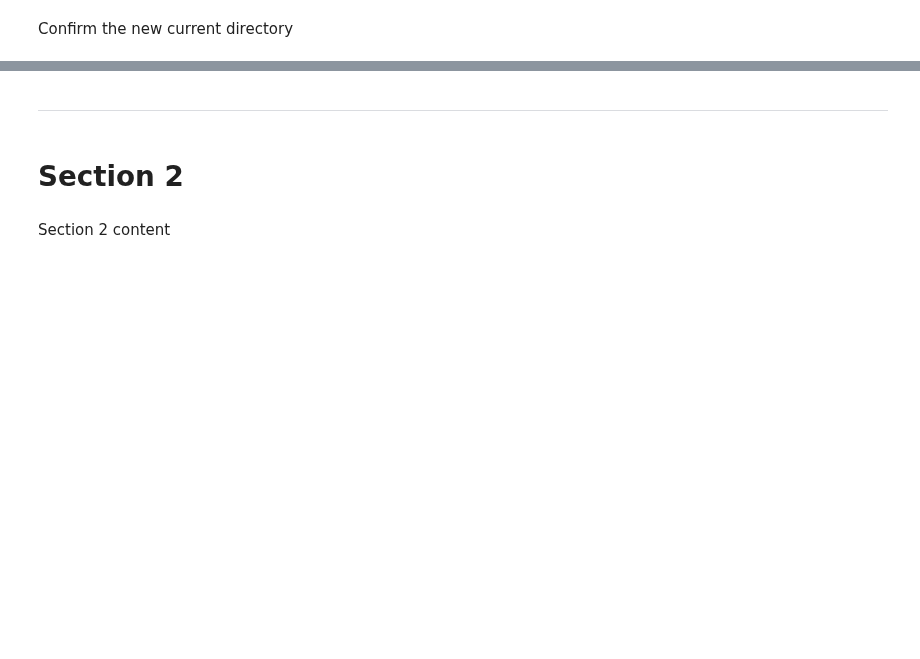
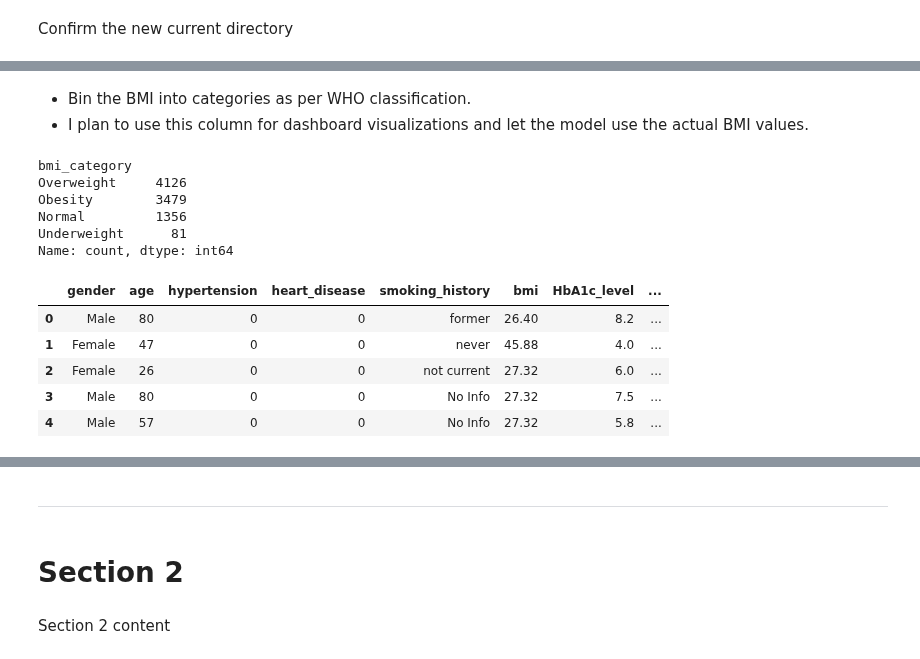
Before and after one commit to nivedhita369/Healthcare_Diabetes_Analysis, a Jupyter notebook: jupyter_notebooks/Feature_Engineering.ipynb, the cells around one changed output, grey strips where cells are left out. Drawn from its saved outputs; the diff is of its cells as text; code cells hidden in the pictures; blank space fills up the shorter version.

```diff
--- a/jupyter_notebooks/Feature_Engineering.ipynb
+++ b/jupyter_notebooks/Feature_Engineering.ipynb
@@ -47,0 +72,31 @@ Section 1 content
+# %% [markdown]
+* Bin the BMI into categories as per WHO classification.
+* I plan to use this column for dashboard visualizations and let the model use the actual BMI values.
+# %%
+# Define BMI bins based on WHO classification
+bmi_bins = [0, 18.5, 25, 30, float('inf')]
+
+# Define the labels for each range
+bmi_labels = ['Underweight', 'Normal', 'Overweight', 'Obesity']
+
+# Bin the data using pd.cut()
+df['bmi_category'] = pd.cut(df['bmi'], bins=bmi_bins, labels=bmi_labels)
+
+# checking for the value counts of the new bmi category
+print(df['bmi_category'].value_counts())
+
+# display the first few rows to verify the new column
+df.head()
+# %% [output]
+bmi_category
+Overweight     4126
+Obesity        3479
+Normal         1356
+Underweight      81
+Name: count, dtype: int64
+|  | gender | age | hypertension | heart_disease | smoking_history | bmi | HbA1c_level | ... |
+| 0 | Male | 80 | 0 | 0 | former | 26.40 | 8.2 | ... |
+| 1 | Female | 47 | 0 | 0 | never | 45.88 | 4.0 | ... |
+| 2 | Female | 26 | 0 | 0 | not current | 27.32 | 6.0 | ... |
+| 3 | Male | 80 | 0 | 0 | No Info | 27.32 | 7.5 | ... |
+| 4 | Male | 57 | 0 | 0 | No Info | 27.32 | 5.8 | ... |
```
Also changed, not shown: parts of 23 cells of this notebook.
